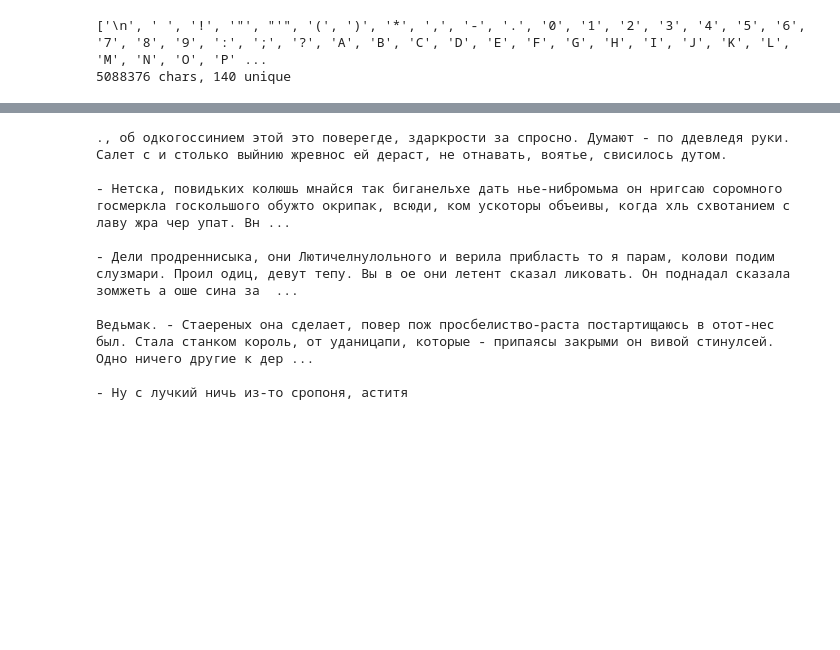
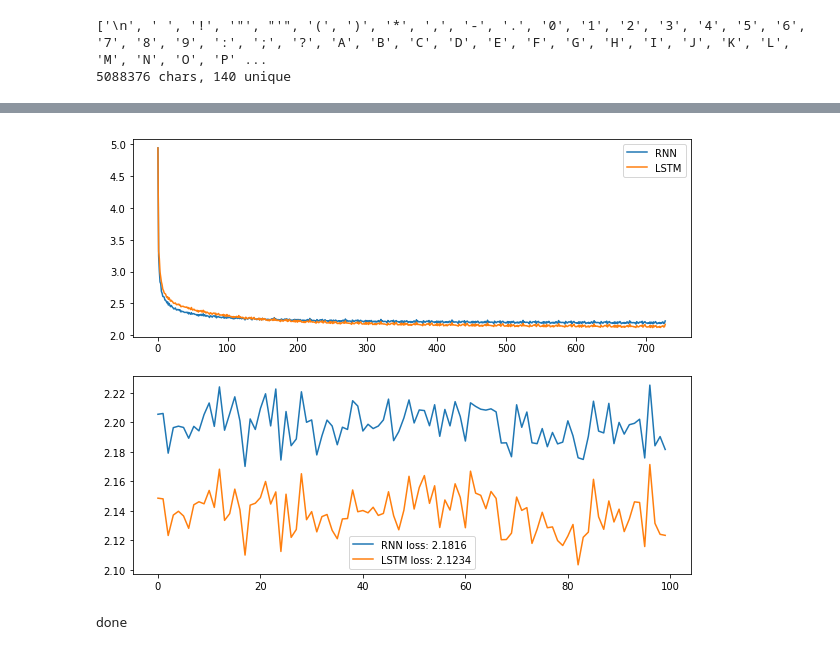
Before and after one commit to agerasev/neural, a Jupyter notebook: rnn.ipynb, the cells around one changed output, grey strips where cells are left out. Saved outputs shown, nothing was run; the diff lists cells and outputs as text; code cells hidden in the pictures; blank space fills up the shorter version.

Commit message:
rnn vs lstm: test

```diff
--- a/rnn.ipynb
+++ b/rnn.ipynb
@@ -44,7 +44,7 @@ dvec = np.eye(len(charset), dtype=np.float64)
 ['\n', ' ', '!', '"', "'", '(', ')', '*', ',', '-', '.', '0', '1', '2', '3', '4', '5', '6', '7', '8', '9', ':', ';', '?', 'A', 'B', 'C', 'D', 'E', 'F', 'G', 'H', 'I', 'J', 'K', 'L', 'M', 'N', 'O', 'P' ...
 5088376 chars, 140 unique
 # %%
-batch_size = 100
+batch_size = 200
 seqlen = 100
 
 blen = len(data)//batch_size
@@ -80,4 +55,0 @@ class RNN(Net):
-# %%
-hidden_size = 100
-#cell_size = 30
-net = RNN((len(charset), hidden_size, len(charset)))
@@ -84,3 +227,21 @@ net = RNN((len(charset), hidden_size, len(charset)))
+# %%
+params = {
+    "batch_size": batch_size,
+    "grad_clip": 5,
+    "adagrad": True,
+
+    "learn_rate": 1e-1,
+    "reg_rate": 0,
+}
+
+hidden_size = 30
+
+solvers = []
+for Type, name in [(RNN, "RNN"), (LSTM, "LSTM")]:
+    solvers.append(Solver(
+        Type((len(charset), hidden_size, len(charset))),
+        name=name, **params
+    ))
 # %%
 epoch = 0
 pos = 0
@@ -145,23 +247,0 @@ done
-# %%
-_h = h[0]
-smp = ""
-c = bseqdata[pos][0]
-x = dvec[c].reshape(1, -1)
-smp += charset[c]
-for i in range(1000):
-    y, _h = net.feed((x, _h))
-    smy = softmax(y)
-    c = np.random.choice(np.arange(len(charset)), p=smy.reshape(-1))
-    smp += charset[c]
-    x = dvec[c].reshape(1, -1)
-print(smp)
-# %% [output]
-., об одкогоссинием этой это поверегде, здаркрости за спросно. Думают - по ддевледя руки. Салет с и столько выйнию жревнос ей дераст, не отнавать, воятье, свисилось дутом.
-
-- Нетска, повидьких колюшь мнайся так биганельхе дать нье-нибромьма он нригсаю соромного госмеркла госкольшого обужто окрипак, всюди, ком ускоторы объеивы, когда хль схвотанием с лаву жра чер упат. Вн ...
-
-- Дели продреннисыка, они Лютичелнулольного и верила прибласть то я парам, колови подим слузмари. Проил одиц, девут тепу. Вы в ое они летент сказал ликовать. Он поднадал сказала зомжеть а оше сина за  ...
-
-Ведьмак. - Стаереных она сделает, повер пож просбелиство-раста постартищаюсь в отот-нес был. Стала станком король, от уданицапи, которые - припаясы закрыми он вивой стинулсей. Одно ничего другие к дер ...
-
-- Ну с лучкий ничь из-то сропоня, аститя
@@ -235,0 +248,22 @@ def sample(self, seed, textlen):
+# %%
+done = False
+def signal_handler(signal, frame):
+    global done
+    done = True
+signal.signal(signal.SIGINT, signal_handler)
+
+while not done:
+    for sol in solvers:
+        sol.learn(bseqdata[pos:pos+seqlen], bseqdata[pos+1:pos+seqlen+1])
+    clear_output(wait=True)
+    plot_solvers(solvers)
+
+    pos += seqlen
+    if pos >= bseqdata.shape[0] - 1:
+        pos = 0
+        epoch += 1
+
+print("done")
+# %% [output]
+[figure, added]
+done
```
Also changed, not shown: parts of 12 cells of this notebook, 6 other files.
